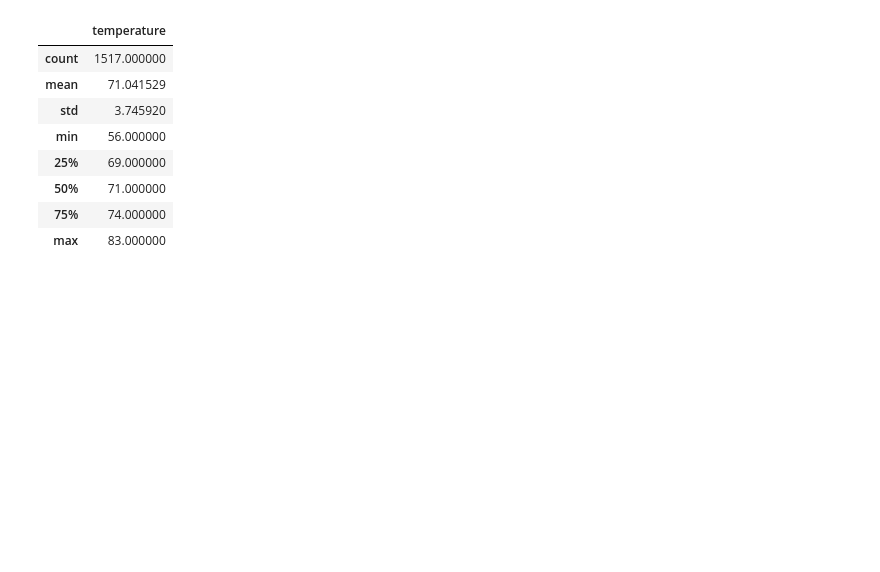
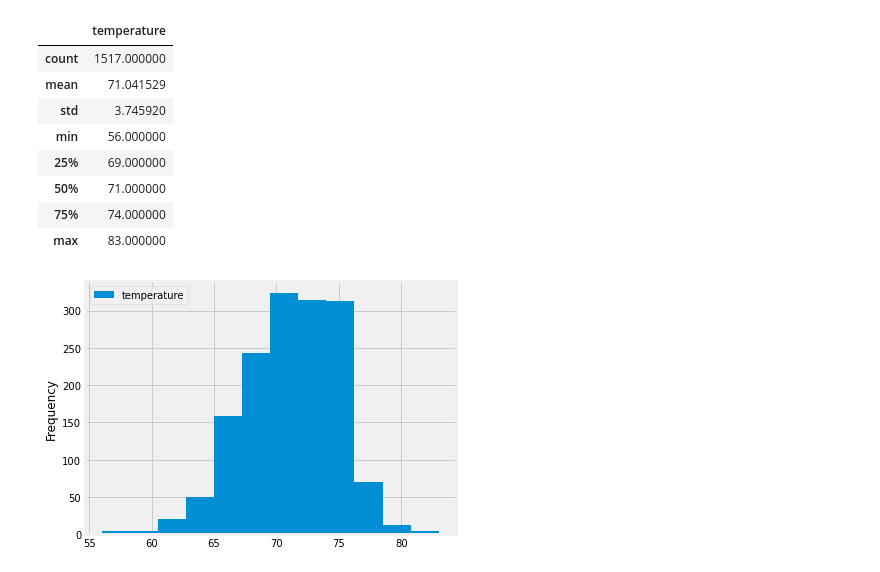
Before and after one commit to Gitatme123/surfs_up, a Jupyter notebook: SurfsUp_Challenge.ipynb, the cells around one changed output. Saved outputs shown, nothing was run; the diff lists cells and outputs as text; code cells hidden in the pictures; blank space fills up the shorter version.

```diff
--- a/SurfsUp_Challenge.ipynb
+++ b/SurfsUp_Challenge.ipynb
@@ -130,3 +135,9 @@ df_D.describe()
 | 50% | 71.000000 |
 | 75% | 74.000000 |
 | max | 83.000000 |
+# %%
+#adding some extra graphs to visualy analyze the data from December
+df_D.plot.hist(bins=12)
+plt.tight_layout()
+# %% [output]
+[figure, added]
```
Also changed, not shown: parts of 2 cells of this notebook.
